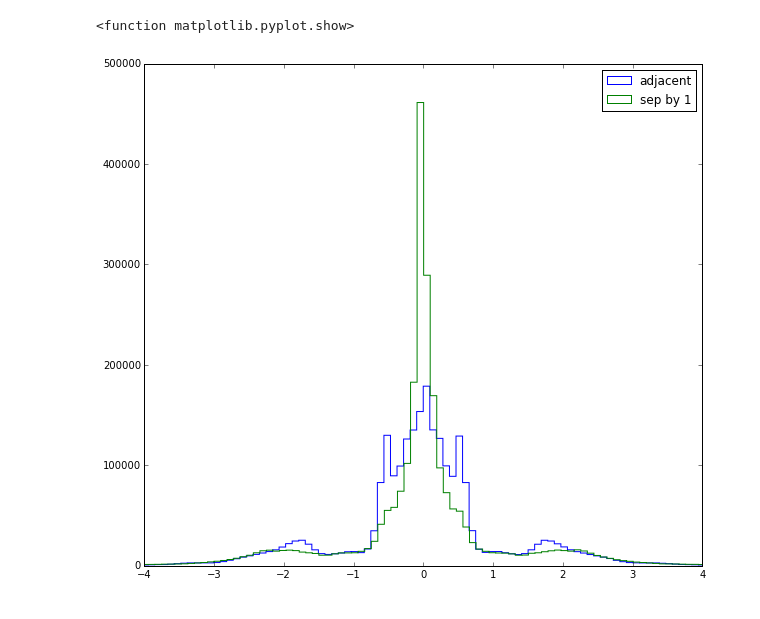
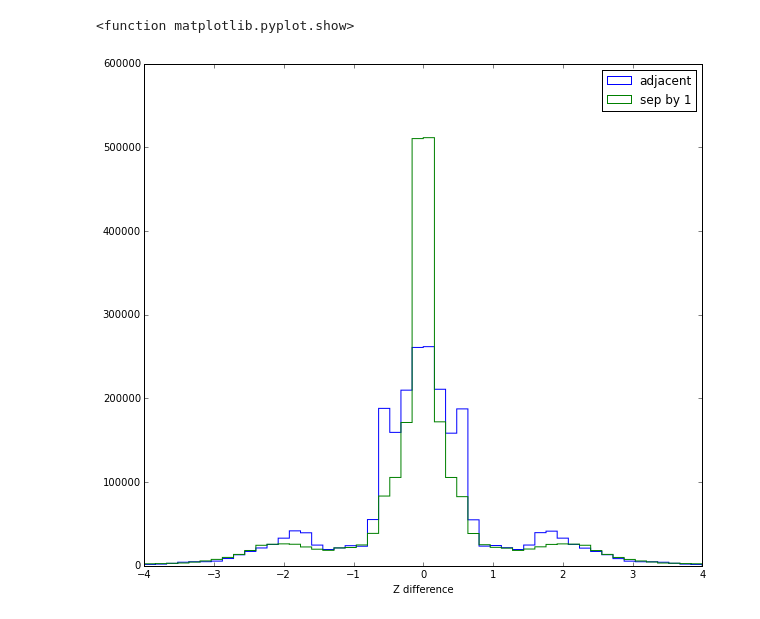
Before and after one commit to kgage/bossghost, a Jupyter notebook: ZChecking.ipynb, the cells around one changed output. Cells and saved outputs as stored; diff of their text form; code cells hidden in the pictures.

```diff
--- a/ZChecking.ipynb
+++ b/ZChecking.ipynb
@@ -49,12 +48,12 @@ sep2 = np.array([])
 info0_1, info0_2 = find_redshift_diffs('mjd0.dat')
 # %%
 plt.figure(figsize = (10,9))
-plt.hist(info0_1, histtype = 'step', bins = 150, label = 'adjacent')
-plt.hist(info0_2, histtype = 'step', bins = 150, label = 'sep by 1')
-plt.axis([-4,4,0,500000])
+plt.hist(info0_1, histtype = 'step', bins = np.linspace(-4,4,51), label = 'adjacent')
+plt.hist(info0_2, histtype = 'step', bins = np.linspace(-4,4,51), label = 'sep by 1')
+plt.xlabel('Z difference')
 plt.legend()
 plt.savefig('Z_all.png')
 plt.show
 # %% [output]
 <function matplotlib.pyplot.show>
-[figure, old version]
+[figure, new version]
```
Also changed, not shown: parts of 14 cells of this notebook.
